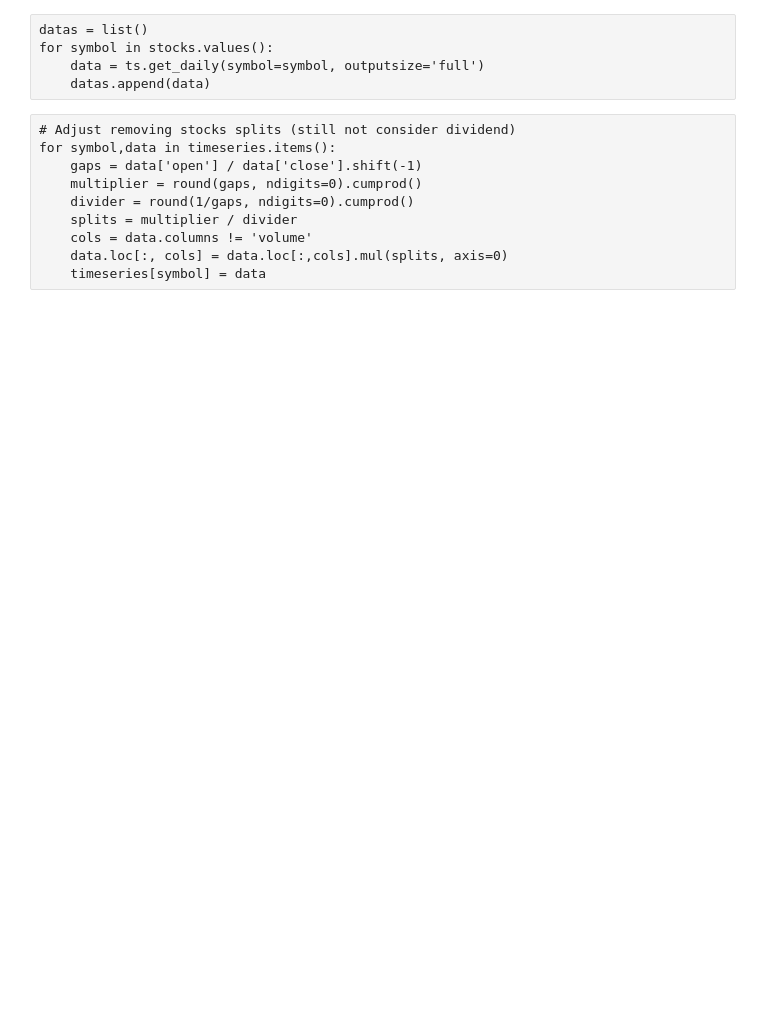
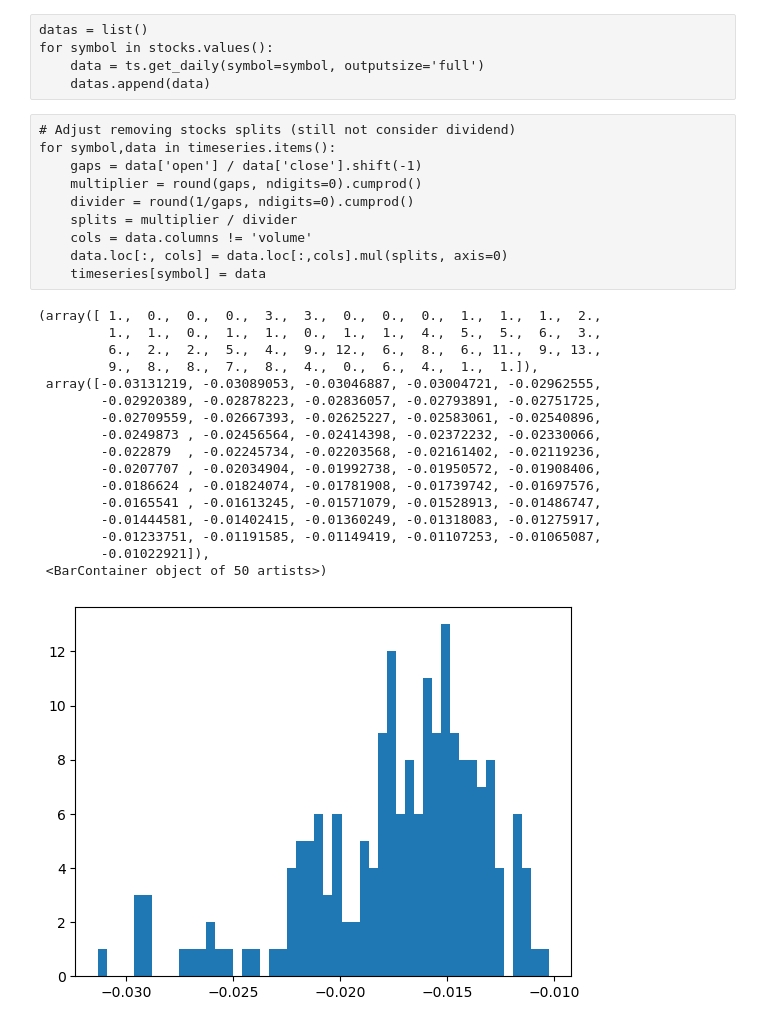
Before and after one commit to MartinPoveda/stocks_analysis, a Jupyter notebook: notebooks/first_test.ipynb, the cells around one changed output. Cells and saved outputs as stored; diff of their text form; code cells hidden in the pictures; blank space fills up the shorter version.

```diff
--- a/notebooks/first_test.ipynb
+++ b/notebooks/first_test.ipynb
@@ -29,0 +23,5 @@ utils.save_data(datas, INPUT)
+# %%
+datas = list()
+for symbol in symbols[100:125]:
+    data = ts.get_daily(symbol=symbol, outputsize='full')
+    datas.append(data)
@@ -58,7 +58,7 @@ for symbol,data in timeseries.items():
 # %%
 sma_results = dict()
 for symbol,data in timeseries.items():
-    exposition_cond = data.ta.sma(length=100) < data['close']
+    exposition_cond = data.ta.sma(length=350) < data['close']
     sma_results[symbol] = data['open'].diff().where(
         exposition_cond.shift()).fillna(0).cumsum() + data['open'].iloc[0]
 # %%
@@ -82,3 +82,33 @@ for symbol in timeseries.keys():
     plt.semilogy(sma_results[symbol], label='SMA strat')
     plt.title(f'Daily Times Series for the {symbol} stock')
     plt.legend(loc='upper left')
+# %%
+for symbol,data in timeseries.items():
+    timeseries[symbol]['low_ratio'] = (data['low'] - data['open']) / data['close']
+    timeseries[symbol]['delta_session_ratio'] = (data['close'] - data['open']) / data['close']
+# %%
+two_signma_decrease_positive_session = dict()
+for symbol,data in timeseries.items():
+    tmp = data['low_ratio'].where(
+        data['delta_session_ratio'] > 0).quantile(.05)
+    two_signma_decrease_positive_session[symbol] = tmp
+# %%
+plt.hist(pd.Series(two_signma_decrease_positive_session),50)
+# %% [output]
+(array([ 1.,  0.,  0.,  0.,  3.,  3.,  0.,  0.,  0.,  1.,  1.,  1.,  2.,
+         1.,  1.,  0.,  1.,  1.,  0.,  1.,  1.,  4.,  5.,  5.,  6.,  3.,
+         6.,  2.,  2.,  5.,  4.,  9., 12.,  6.,  8.,  6., 11.,  9., 13.,
+         9.,  8.,  8.,  7.,  8.,  4.,  0.,  6.,  4.,  1.,  1.]),
+ array([-0.03131219, -0.03089053, -0.03046887, -0.03004721, -0.02962555,
+        -0.02920389, -0.02878223, -0.02836057, -0.02793891, -0.02751725,
+        -0.02709559, -0.02667393, -0.02625227, -0.02583061, -0.02540896,
+        -0.0249873 , -0.02456564, -0.02414398, -0.02372232, -0.02330066,
+        -0.022879  , -0.02245734, -0.02203568, -0.02161402, -0.02119236,
+        -0.0207707 , -0.02034904, -0.01992738, -0.01950572, -0.01908406,
+        -0.0186624 , -0.01824074, -0.01781908, -0.01739742, -0.01697576,
+        -0.0165541 , -0.01613245, -0.01571079, -0.01528913, -0.01486747,
+        -0.01444581, -0.01402415, -0.01360249, -0.01318083, -0.01275917,
+        -0.01233751, -0.01191585, -0.01149419, -0.01107253, -0.01065087,
+        -0.01022921]),
+ <BarContainer object of 50 artists>)
+[figure, added]
```
Also changed, not shown: parts of 16 cells of this notebook, 1 other file.
